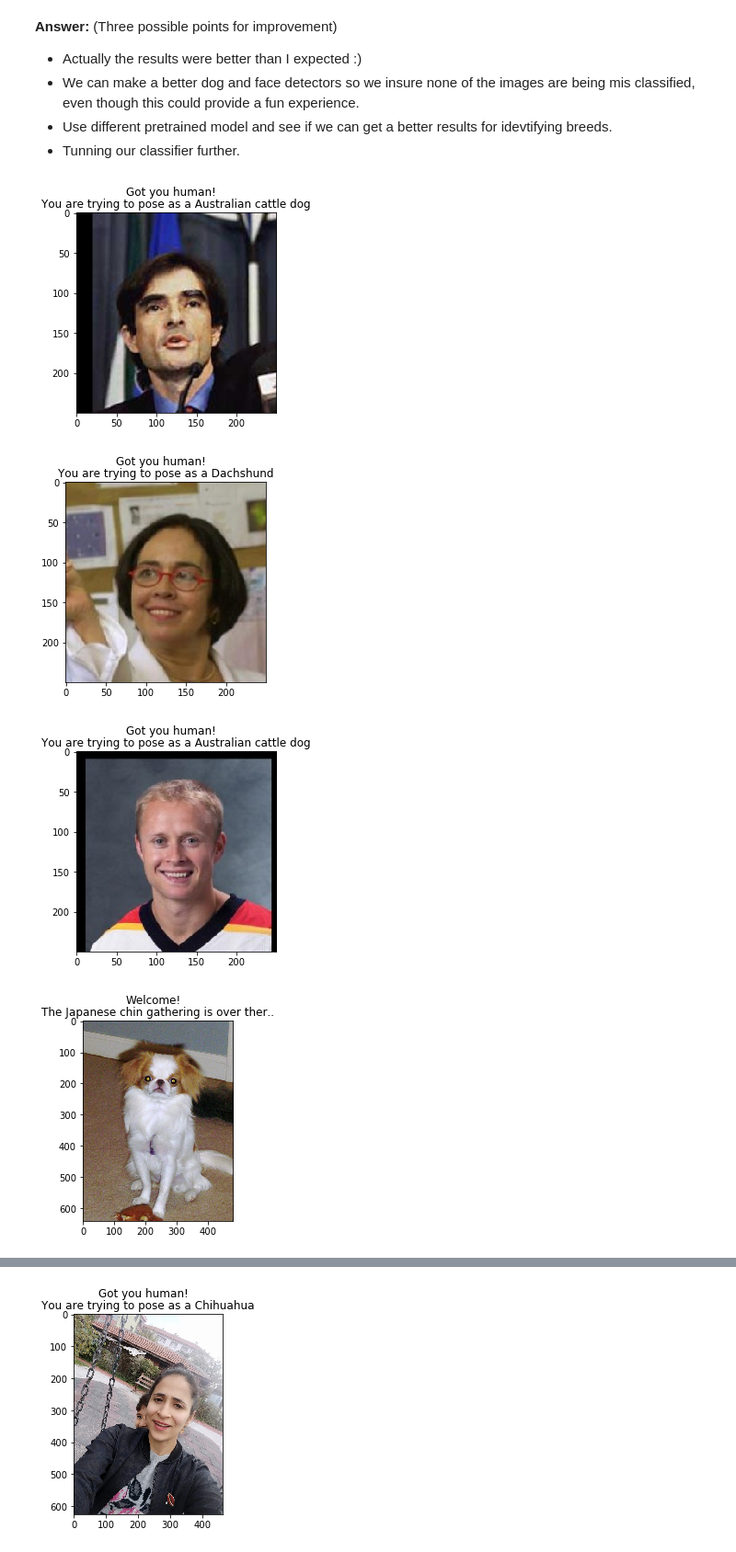
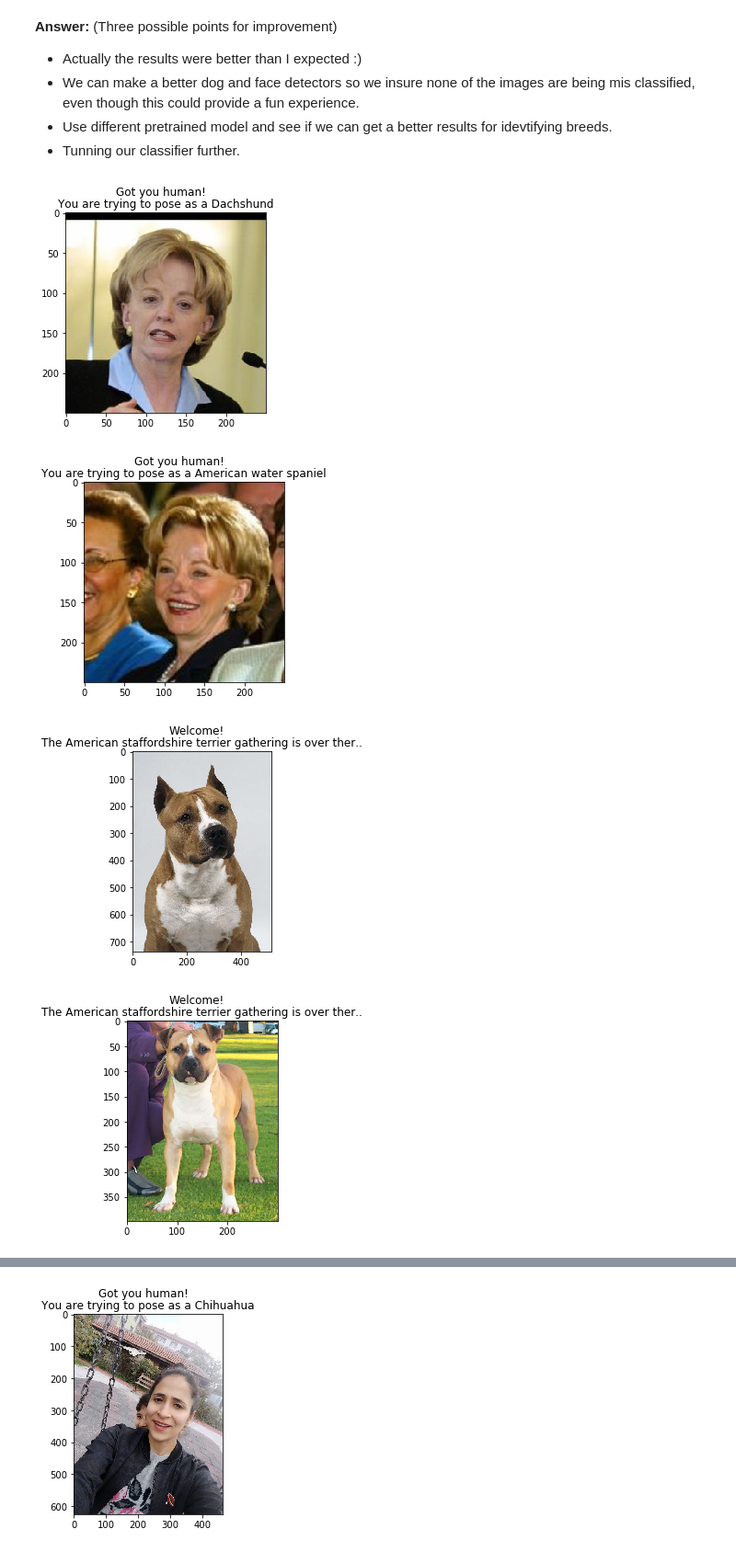
Before and after one commit to gamesMum/project-dog-classification, a Jupyter notebook: dog_app.ipynb, the cells around one changed output, grey strips where cells are left out. Shown at 92% size. Cells and saved outputs as stored; diff of their text form; code cells hidden in the pictures.

```diff
--- a/dog_app.ipynb
+++ b/dog_app.ipynb
@@ -115,10 +157,3 @@ In the above code, `faces` is a numpy array of detected faces, where each row co
 ### Write a Human Face Detector
 
 We can use this procedure to write a function that returns `True` if a human face is detected in an image and `False` otherwise.  This function, aptly named `face_detector`, takes a string-valued file path to an image as input and appears in the code block below.
-# %%
-# returns "True" if face is detected in image stored at img_path
-def face_detector(img_path):
-    img = cv2.imread(img_path)
-    gray = cv2.cvtColor(img, cv2.COLOR_BGR2GRAY)
-    faces = face_cascade.detectMultiScale(gray)
-    return len(faces) > 0
@@ -291,7 +280,16 @@ from PIL import Image
 import torchvision.transforms as transforms
 
 def process_img(img_path, img_size):
-     ## TODO: Complete the function.
+    '''Function to batched an image and process it as input for a model
+
+    Args:
+        img_path: string value path to an image
+        img_size: integer value the desired image size
+
+    Returns:
+        batched image
+    '''
+
     ## Load and pre-process an image from the given img_path
     mean = [0.485, 0.456, 0.406]
     std = [0.229, 0.224, 0.225]
@@ -310,7 +308,9 @@ def predict(model, img_path, img_size):
     predicted ImageNet class for image at specified path
 
     Args:
-        img_path: path to an image
+         model: takes a pretrained model
+         img_path: path to an image
+         img_size: integer value for image size
 
     Returns:
         Index corresponding to VGG-16 model's prediction
@@ -970,6 +970,14 @@ Write a function that takes an image path as input and returns the dog breed (`A
 class_names = [item[4:].replace("_", " ") for item in train_data.classes]
 
 def predict_breed_transfer(img_path):
+    '''Function that takes a path to an image as input
+    and returns the dog breed that is predicted by the model
+    Args:
+         img_path: string path to an image
+
+    Returns:
+        Index corresponding to our model's prediction
+    '''
     # load the image and return the predicted breed
     # pre_process the image
     t_batch = process_img(img_path, 224)
@@ -1018,7 +1026,7 @@ def run_app(img_path):
         plt.suptitle("Welcome!")
         plt.title("The {} gathering is over ther..".format(predict_breed_transfer(img_path)))
 
-    elif face_detector_mtcnn(img_path) == True:
+    elif face_detector(img_path) == True:
         plt.imshow(cv_rgb)
         plt.suptitle("Got you human!")
         plt.title("You are trying to pose as a {}".format(predict_breed_transfer(img_path)))
@@ -1050,13 +1058,13 @@ __Answer:__ (Three possible points for improvement)
 # %%
 ## TODO: Execute your algorithm from Step 6 on
 ## at least 6 images on your computer.
 ## Feel free to use as many code cells as needed.
 
 ## suggested code, below
-for file in np.hstack((human_files[3:6], dog_files[3:6])):
+for file in np.hstack((human_files[-4:-1], dog_files[-4:-1])):
     run_app(file)
 # %% [output]
-[figure, old version]
+[figure, new version]
-[figure, old version]
+[figure, new version]
-[figure, old version]
+[figure, new version]
-[figure, old version]
+[figure, new version]
```
Also changed, not shown: parts of 33 cells of this notebook.
